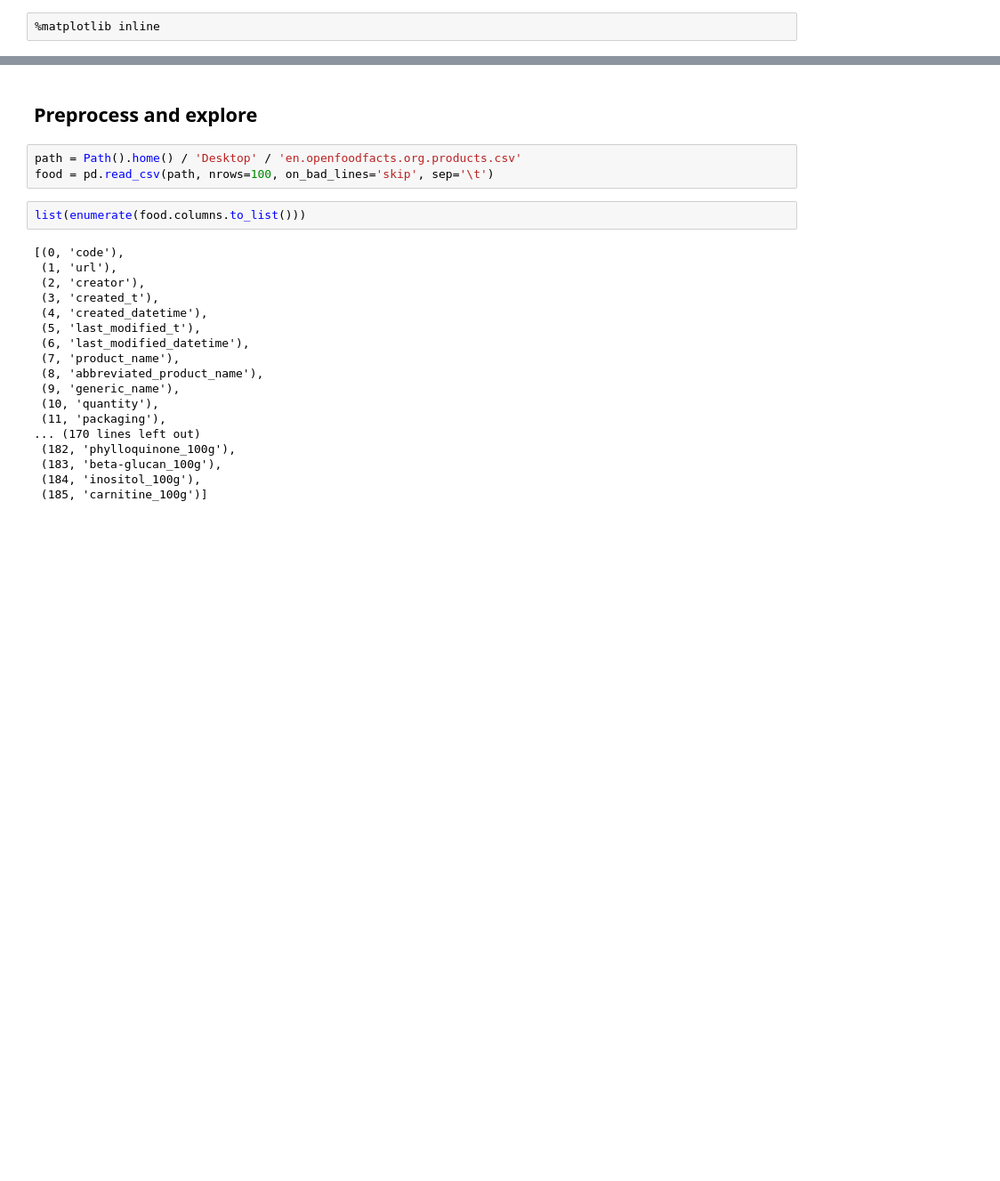
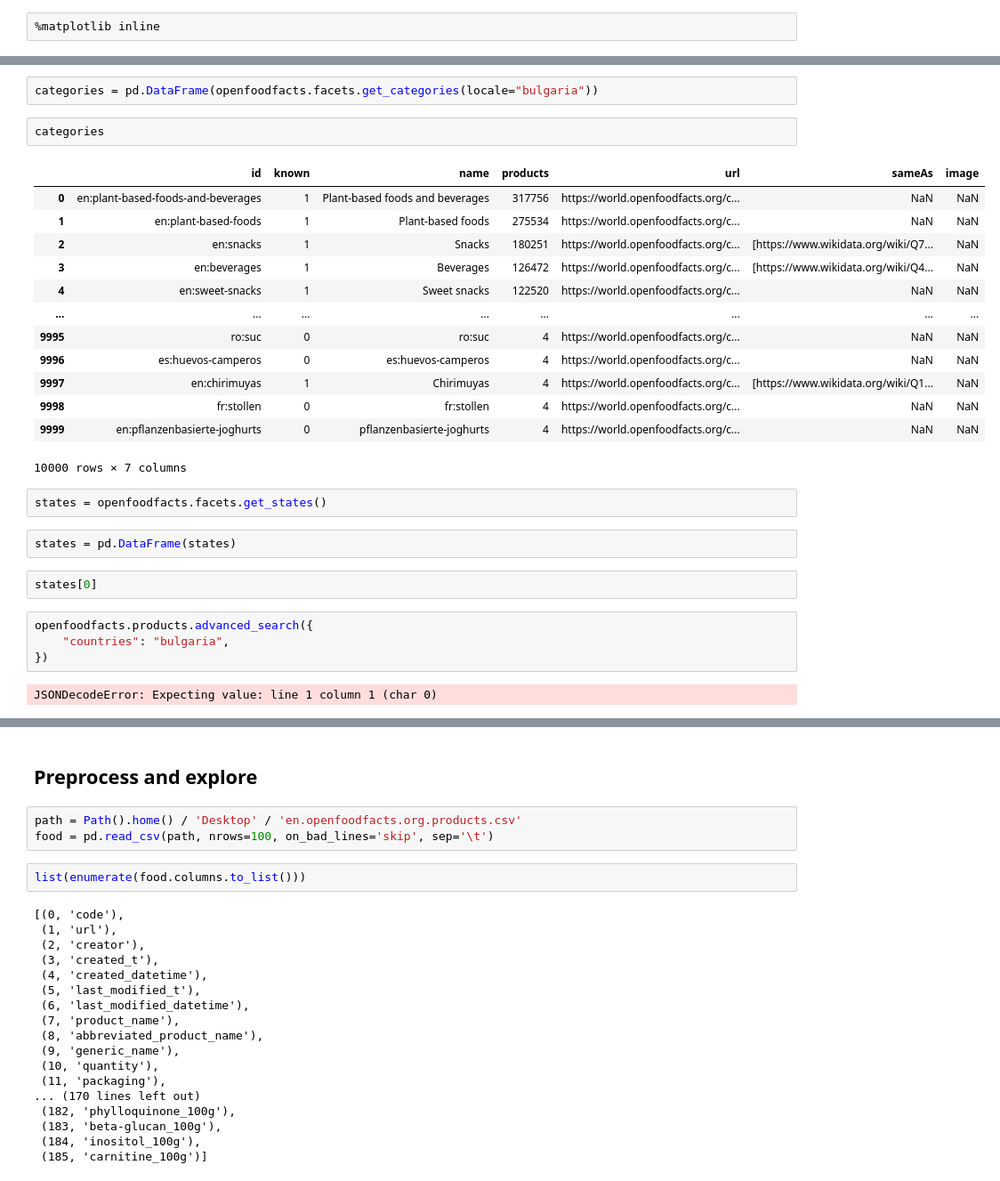
Before and after one commit to hrstnikolov/2022-machine-learning, a Jupyter notebook: Food.ipynb, the cells around one changed output, grey strips where cells are left out. Shown at 89% size. Drawn from its saved outputs; the diff is of its cells as text; blank space fills up the shorter version.

```diff
--- a/Food.ipynb
+++ b/Food.ipynb
@@ -10,0 +120,30 @@ from pathlib import Path
+# %%
+categories = pd.DataFrame(openfoodfacts.facets.get_categories(locale="bulgaria"))
+# %%
+categories
+# %% [output]
+|  | id | known | name | products | url | sameAs | image |
+| 0 | en:plant-based-foods-and-beverages | 1 | Plant-based foods and beverages | 317756 | https://world.openfoodfacts.org/c... | NaN | NaN |
+| 1 | en:plant-based-foods | 1 | Plant-based foods | 275534 | https://world.openfoodfacts.org/c... | NaN | NaN |
+| 2 | en:snacks | 1 | Snacks | 180251 | https://world.openfoodfacts.org/c... | [https://www.wikidata.org/wiki/Q7... | NaN |
+| 3 | en:beverages | 1 | Beverages | 126472 | https://world.openfoodfacts.org/c... | [https://www.wikidata.org/wiki/Q4... | NaN |
+| 4 | en:sweet-snacks | 1 | Sweet snacks | 122520 | https://world.openfoodfacts.org/c... | NaN | NaN |
+| ... | ... | ... | ... | ... | ... | ... | ... |
+| 9995 | ro:suc | 0 | ro:suc | 4 | https://world.openfoodfacts.org/c... | NaN | NaN |
+| 9996 | es:huevos-camperos | 0 | es:huevos-camperos | 4 | https://world.openfoodfacts.org/c... | NaN | NaN |
+| 9997 | en:chirimuyas | 1 | Chirimuyas | 4 | https://world.openfoodfacts.org/c... | [https://www.wikidata.org/wiki/Q1... | NaN |
+| 9998 | fr:stollen | 0 | fr:stollen | 4 | https://world.openfoodfacts.org/c... | NaN | NaN |
+| 9999 | en:pflanzenbasierte-joghurts | 0 | pflanzenbasierte-joghurts | 4 | https://world.openfoodfacts.org/c... | NaN | NaN |
+10000 rows × 7 columns
+# %%
+states = openfoodfacts.facets.get_states()
+# %%
+states = pd.DataFrame(states)
+# %%
+states[0]
+# %%
+openfoodfacts.products.advanced_search({
+    "countries": "bulgaria",
+})
+# %% [output]
+JSONDecodeError: Expecting value: line 1 column 1 (char 0)
```
Also changed, not shown: parts of 20 cells of this notebook, 19 other files.
